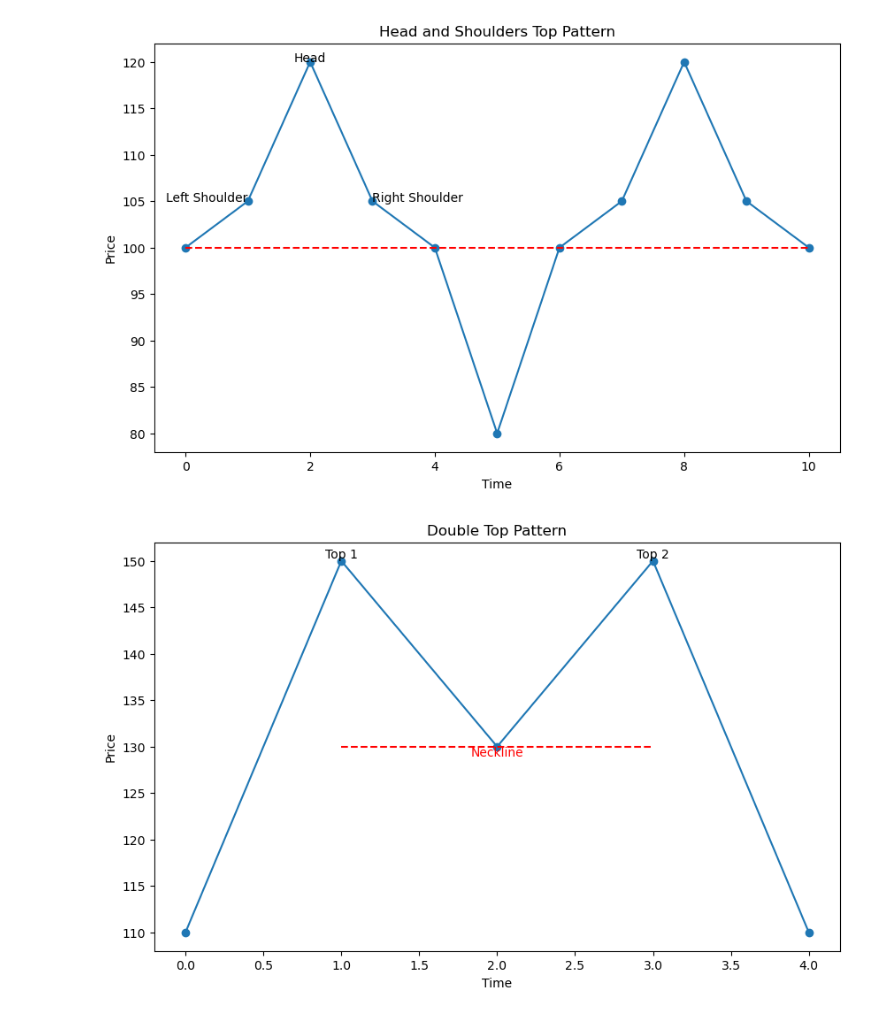
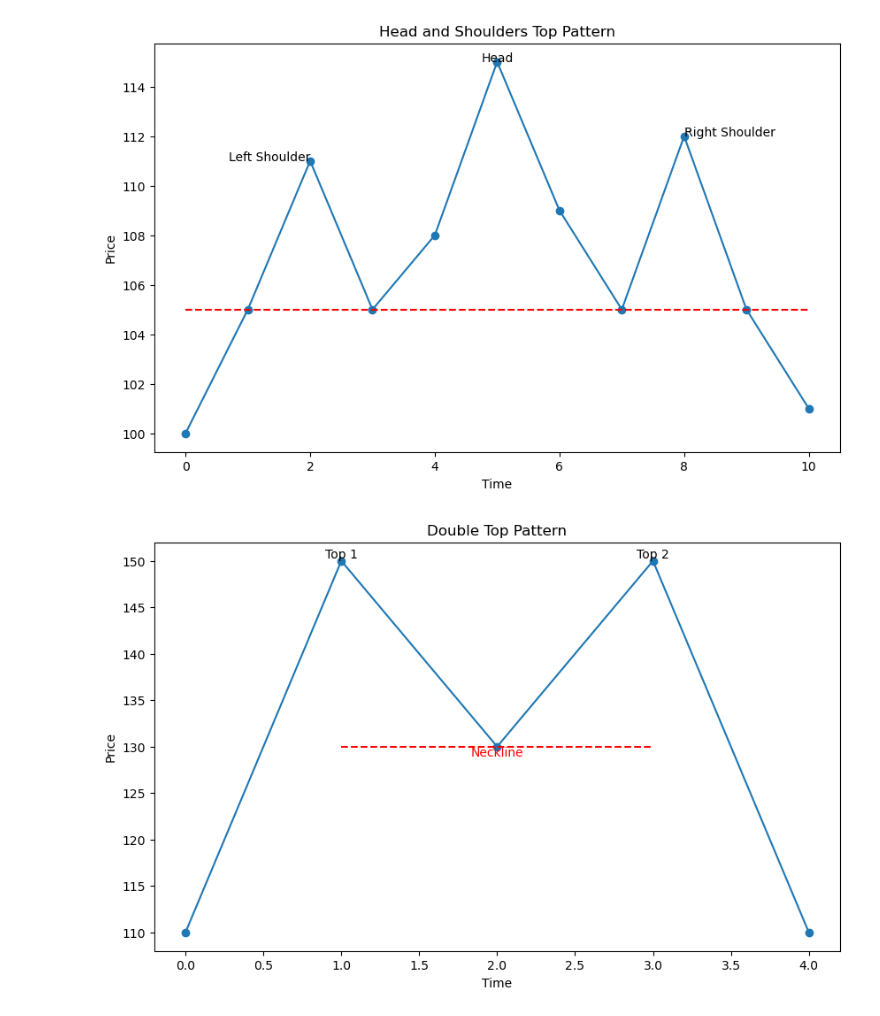
Before and after one commit to gonghui945/IntelligentQuant, a Jupyter notebook: Chapter3/3.2.ipynb, the cells around one changed output. Drawn from its saved outputs; the diff is of its cells as text; code cells hidden in the pictures.

```diff
--- a/Chapter3/3.2.ipynb
+++ b/Chapter3/3.2.ipynb
@@ -1,26 +1,26 @@
 # %%
 import matplotlib.pyplot as plt
 import numpy as np
 # 假设的股票价格
-prices = np.array([100, 105, 120, 105, 100, 80, 100, 105, 120, 105, 100])
+prices = np.array([100, 105, 111, 105, 108, 115, 109, 105, 112, 105, 101])
 times = np.array(range(len(prices)))
 # 绘制价格图
 plt.figure(figsize=(10, 6))
 plt.plot(times, prices, marker='o')
 # 绘制颈线
-neckline = np.array([100]*len(times))
+neckline = np.array([105]*len(times))
 plt.plot(times, neckline, 'r--')
 # 标注头和肩
-plt.text(2, 120, 'Head', ha='center')
-plt.text(1, 105, 'Left Shoulder', ha='right')
-plt.text(3, 105, 'Right Shoulder', ha='left')
+plt.text(5, 115, 'Head', ha='center')
+plt.text(2, 111, 'Left Shoulder', ha='right')
+plt.text(8, 112, 'Right Shoulder', ha='left')
 # 设置图形标题和轴标签
 plt.title('Head and Shoulders Top Pattern')
 plt.xlabel('Time')
 plt.ylabel('Price')
 plt.show()
 # %% [output]
-[figure, old version]
+[figure, new version]
 # %%
 # 假设的股票价格，反映双顶模式
 prices = np.array([110, 150, 130, 150, 110])
```
Also changed, not shown: parts of 1 cell of this notebook.
